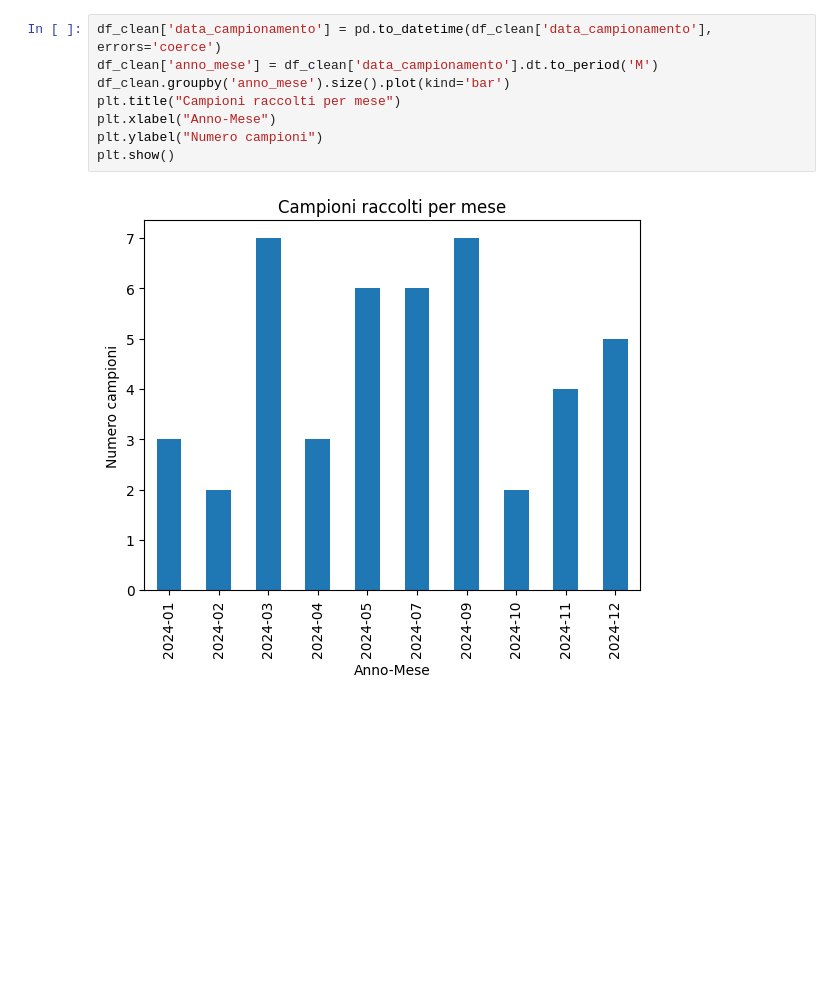
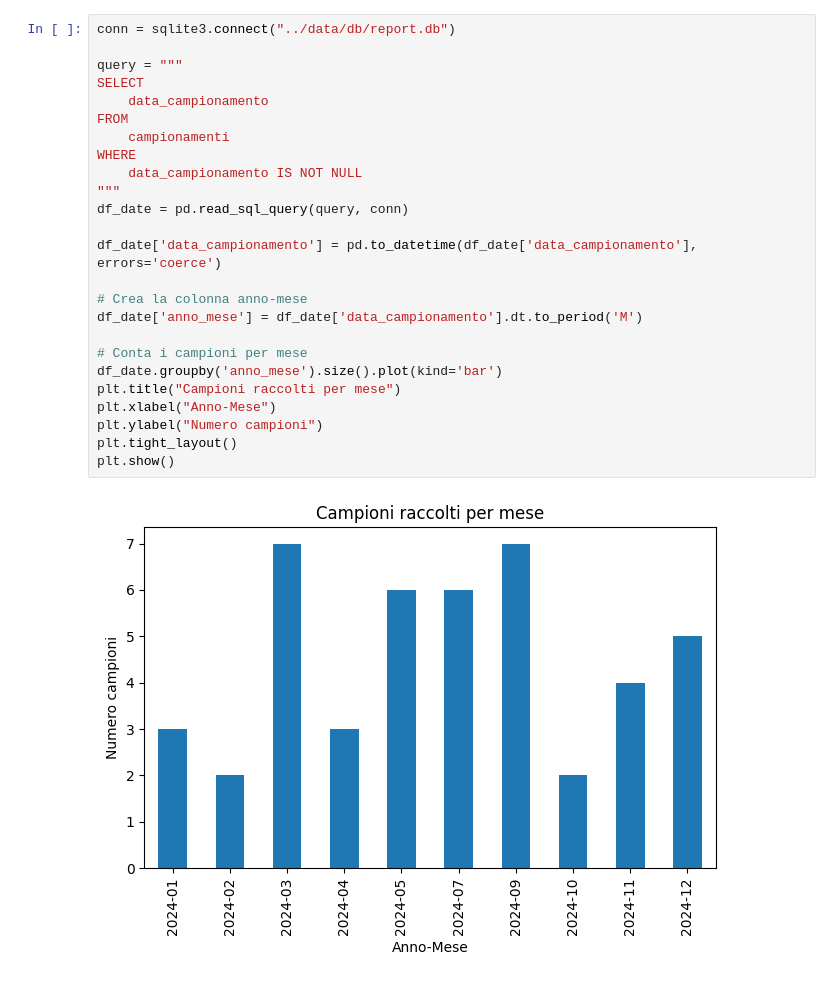
Before and after one commit to WilDev-fp/Python, a Jupyter notebook: src/uploadFile.ipynb, the cells around one changed output. Drawn from its saved outputs; the diff is of its cells as text; blank space fills up the shorter version.

```diff
--- a/src/uploadFile.ipynb
+++ b/src/uploadFile.ipynb
@@ -88,10 +224,27 @@ plt.show()
 # %%
-df_clean['data_campionamento'] = pd.to_datetime(df_clean['data_campionamento'], errors='coerce')
-df_clean['anno_mese'] = df_clean['data_campionamento'].dt.to_period('M')
-df_clean.groupby('anno_mese').size().plot(kind='bar')
+conn = sqlite3.connect("../data/db/report.db")
+
+query = """
+SELECT
+    data_campionamento
+FROM
+    campionamenti
+WHERE
+    data_campionamento IS NOT NULL
+"""
+df_date = pd.read_sql_query(query, conn)
+
+df_date['data_campionamento'] = pd.to_datetime(df_date['data_campionamento'], errors='coerce')
+
+# Crea la colonna anno-mese
+df_date['anno_mese'] = df_date['data_campionamento'].dt.to_period('M')
+
+# Conta i campioni per mese
+df_date.groupby('anno_mese').size().plot(kind='bar')
 plt.title("Campioni raccolti per mese")
 plt.xlabel("Anno-Mese")
 plt.ylabel("Numero campioni")
+plt.tight_layout()
 plt.show()
 # %% [output]
-[figure, old version]
+[figure, new version]
```
Also changed, not shown: parts of 7 cells of this notebook, 3 other files.
